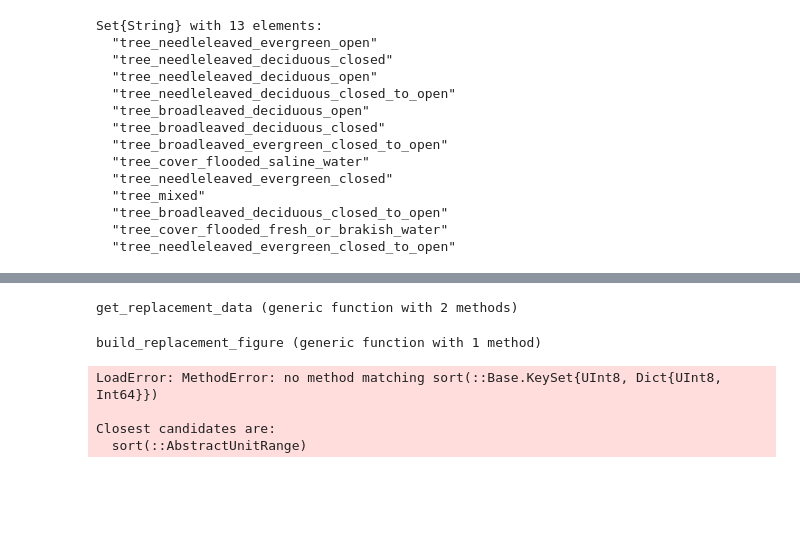
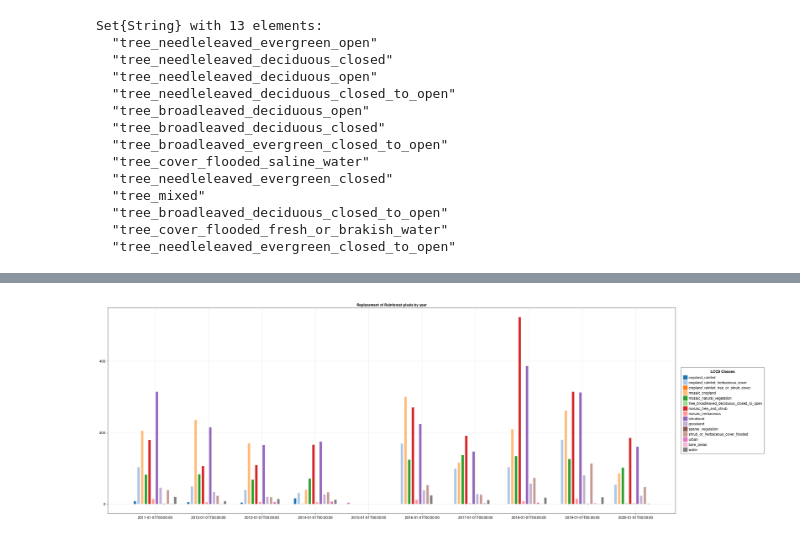
Before and after one commit to Eisenbahnplatte/spatio_temporal_data-rainforest_development, a Jupyter notebook: replacement_barcharts.ipynb, the cells around one changed output, grey strips where cells are left out. Saved outputs shown, nothing was run; the diff lists cells and outputs as text; code cells hidden in the pictures; blank space fills up the shorter version.

Commit message:
Adds replacement bar chart

```diff
--- a/replacement_barcharts.ipynb
+++ b/replacement_barcharts.ipynb
@@ -86,79 +53,4 @@ count_replacement (generic function with 2 methods)
-# %%
-function get_replacement_data(
-    datacube,
-    timestep::Int,
-    tracked_category::Rainforestlib.LCCSClasses.Category
-)::Tuple{Array{Int}, Array{Int}, Array{Int}}
-
-    timesteps = YAXArrays.getAxis("time", datacube).values
-
-    # step number is aways one smaller then the start
-    step = timestep - 1
-
-    old_year = timesteps[timestep-1]
-    new_year = timesteps[timestep]
-
-    results_dict = count_replacement(datacube[:, :, timestep-1], datacube[:, :, timestep], tracked_category)
-
-    sorted_result_keys = sort!([k for k in keys(results_dict)])
-
-
-    x_vals = fill(step, length(sorted_result_keys))
-
-    y_vals = [results_dict[k] for k in sorted_result_keys]
-
-    grp = 1:length(sorted_result_keys)
-
-
-    return (x_vals, y_vals, grp)
-
-end
-# %% [output]
-get_replacement_data (generic function with 2 methods)
-# %%
-function build_replacement_figure(
-    datacube,
-    tracked_category::LCCSClasses.Category;
-)
-
-    timesteps = YAXArrays.getAxis("time", datacube).values
-
-    x_vals = Vector()
-    y_vals = Vector()
-    gpr_vals = Vector()
-
-    xaxis_names = [string(timesteps[timestep-1]) * " to " * string(timesteps[timestep]) for timestep in 2:length(timesteps)]
-
-    for timestep in 2:length(timesteps)
-
-        old_year = timesteps[timestep-1]
-        new_year = timesteps[timestep]
-
-        results_dict = count_replacement(datacube[:, :, timestep-1], datacube[:, :, timestep], tracked_category)
-
-        x, y, gpr = get_replacement_data(
-            datacube,
-            timestep,
-            tracked_category
-        )
-
-        println("X: $(x); Y: $(y); GPR: $(gpr)")
-
-        x_vals = [x_vals; x]
-        y_vals = [x_vals; y]
-        gpr_vals = [gpr_vals; gpr]
-
-    end
-
-    println("\n\n\nX: $(x_vals); Y: $(y_vals); GPR: $(gpr_vals)")
-    println(xaxis_names)
-end
-# %% [output]
-build_replacement_figure (generic function with 1 method)
 # %%
-build_replacement_figure(filtered_dc, LCCSClasses.categories["rainforest"])
+Rainforestlib.build_replacement_figure(filtered_dc, Rainforestlib.LCCSClasses.categories["rainforest"]; resolution = (3000, 1000))
 # %% [output]
-LoadError: MethodError: no method matching sort(::Base.KeySet{UInt8, Dict{UInt8, Int64}})
-
-Closest candidates are:
-  sort(::AbstractUnitRange)
+[figure, added]
```
Also changed, not shown: parts of 5 cells of this notebook, 2 other files.
